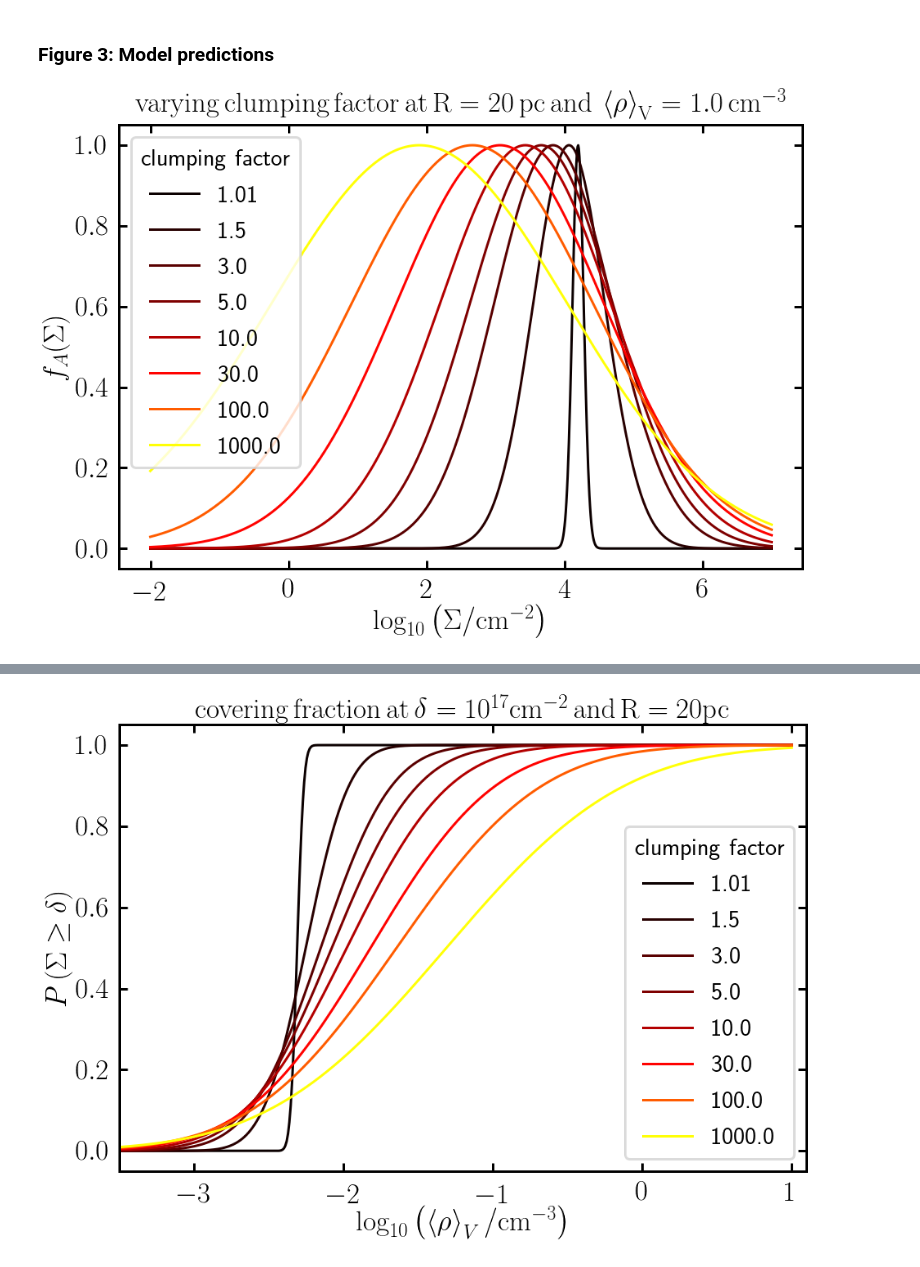
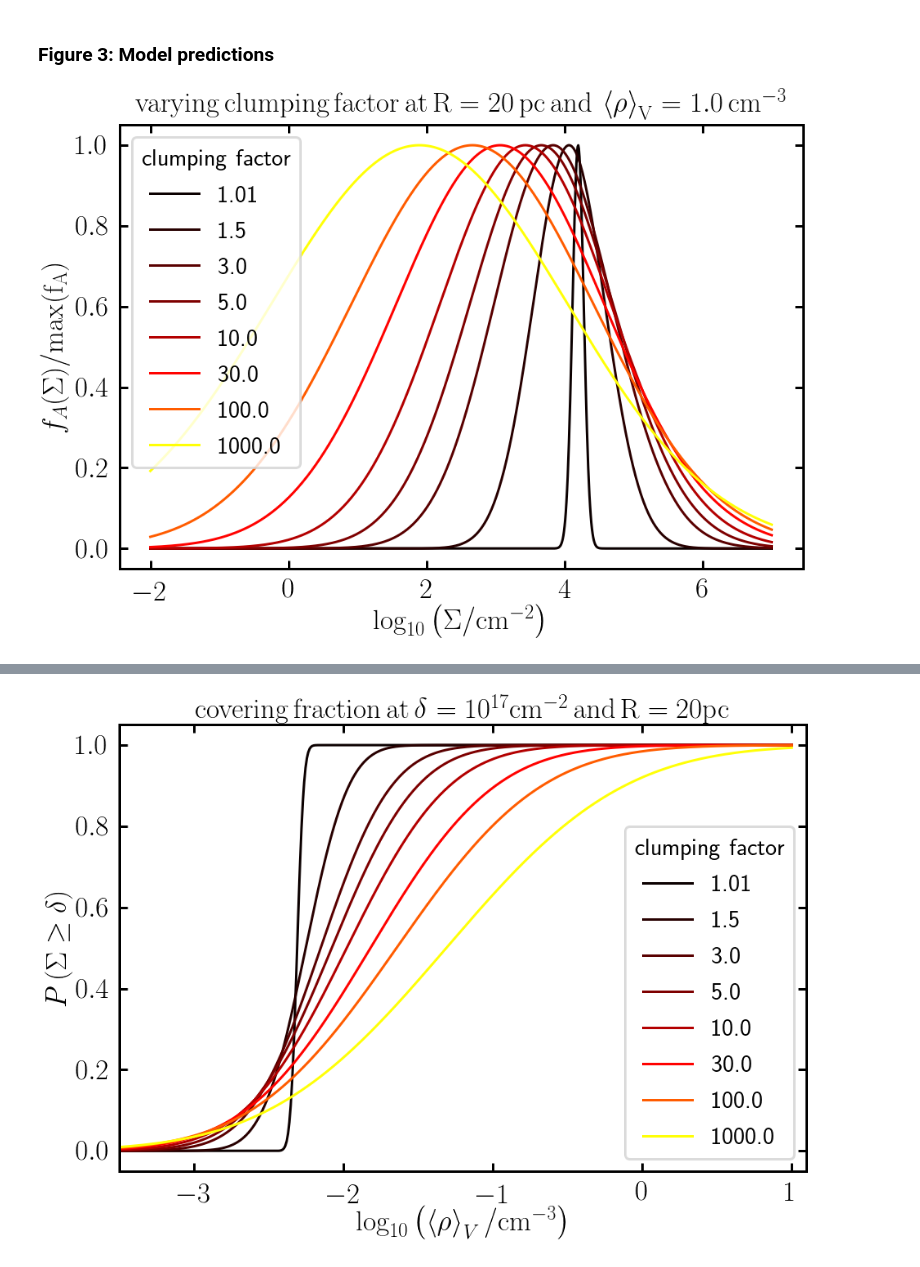
Before and after one commit to TobiBu/ISM_subgrid_clumping, a Jupyter notebook: ISM_subgrid_clumping.ipynb, the cells around one changed output, grey strips where cells are left out. Cells and saved outputs as stored; diff of their text form; code cells hidden in the pictures.

Commit message:
changed y-label of width.pdf

```diff
--- a/ISM_subgrid_clumping.ipynb
+++ b/ISM_subgrid_clumping.ipynb
@@ -197,11 +197,26 @@ def volume_errf(dens,r,c,delta):
 
     z = (np.log(rho_hat) - mu_hat)/(np.sqrt(2)*sigma_hat)
     return 0.5*(1-special.erf(z))
+# %%
+# log-normal non normalized
+def lognorm(dens,dens_0,r,c):
+    """
+    log normal density distribution as in equation 18 using equation 6 to replace sigma_0.
+    Note: this is not normalized to emphasize the change in peak position and width.
+    dens in log scale
+    radius r in pc
+    3d clumping factor c
+    """
+    sigma = np.sqrt(2*np.log(c)/3.)
+    dens_1 = r*(10**dens_0)*np.exp(-np.log(c)/3.)/3.
+
+    return np.exp(-(dens-np.log(dens_1))**2. / (2 * sigma**2.))
 # %%
-# log-normal
-def lognorm(dens,dens_0,r,c):
+# log-normal normalized
+def lognorm_norm(dens,dens_0,r,c):
     """
-    log normal density distribution as in equation 18 using equation 6 to replace sigma_0
+    log normal density distribution as in equation 18 using equation 6 to replace sigma_0.
+    Now properly normalized.
     dens in log scale
     radius r in pc
     3d clumping factor c
@@ -209,27 +224,27 @@ def lognorm(dens,dens_0,r,c):
     sigma = np.sqrt(2*np.log(c)/3.)
     dens_1 = r*(10**dens_0)*np.exp(-np.log(c)/3.)/3.
 
-    return np.exp(-(dens-np.log(dens_1))**2. / (2 * sigma**2.))
+    return (1./(sigma * np.sqrt(2. * np.pi))) * np.exp(-(dens-np.log(dens_1))**2. / (2 * sigma**2.))
 # %% [markdown]
 ### Figure 3: Model predictions
 # %%
-# left panel of Fig. 3 from Buck et al. 2021b
+# left panel of Fig. 3 from Buck et al. 2021b, non-normalized version
 C = [1.01,1.5,3.,5.,10.,30.,100.,1000.,10000.]
 logC = np.log10(C)
 colors = plt.cm.hot(logC/logC[-1])#np.linspace(0,1,len(C)+3))
 dens = np.linspace(-2.,7.,1000)
 
 plt.figure(figsize=(15,10))
 rad = 20
 den0 = 1.
 
 for i in range(len(C)-1):
     plt.plot(dens,lognorm(dens,den0,rad,C[i]),color=colors[i], label=C[i])
 
 plt.legend(title="clumping factor",title_fontsize=30,fontsize=30)
-plt.ylabel(r"$f_A(\Sigma)$")
+plt.ylabel(r"$f_A(\Sigma)/\rm{max}(f_A)$")
 plt.xlabel(r"$\log_{10}\left(\Sigma/\rm{cm}^{-2}\right)$")
 plt.title(r"$\rm{varying\, clumping\, factor\, at\, R=%s\,\rm{pc}\, and\, \left<\rho\right>_V=%s\,\rm{cm}^{-3}}$"%(rad,den0), fontsize=35)
 plt.savefig("./plots/width.pdf", bbox_inches='tight')
 # %% [output]
-[figure, old version]
+[figure, new version]
```
Also changed, not shown: parts of 1 cell of this notebook, 1 other file.
